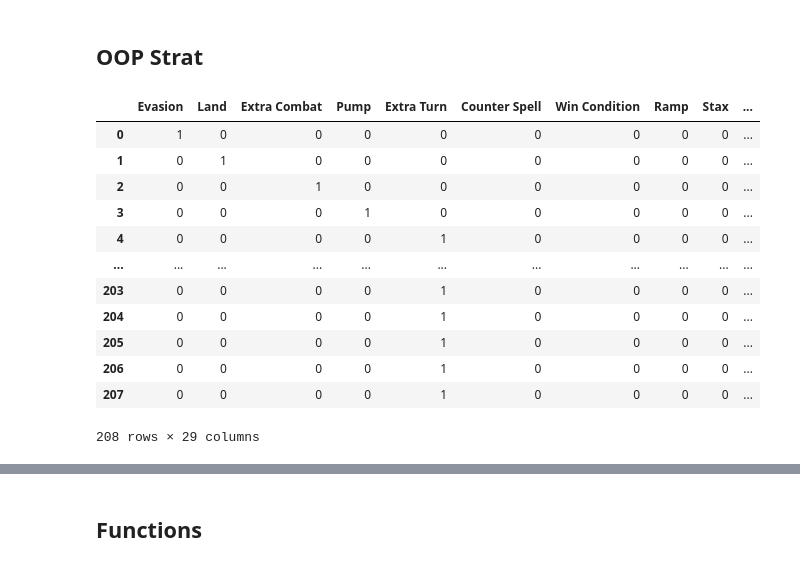
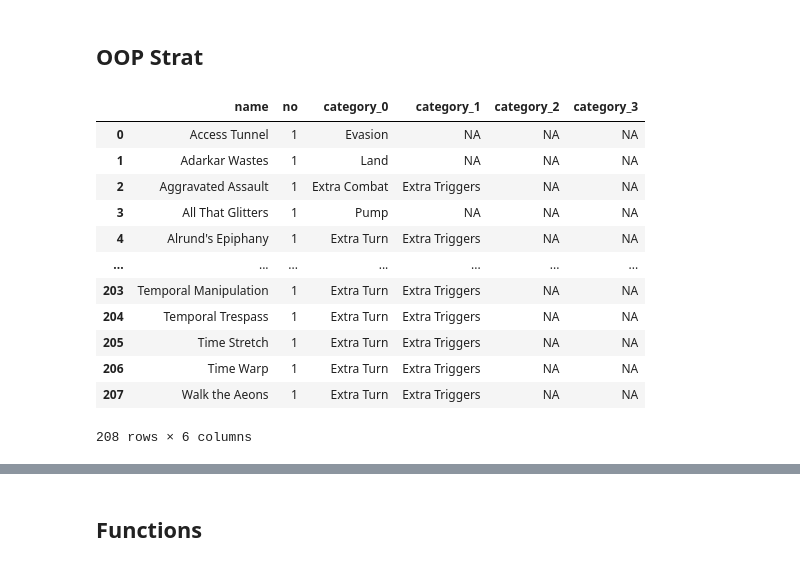
Before and after one commit to agrero/maptoken_mtg, a Jupyter notebook: sampler.ipynb, the cells around one changed output, grey strips where cells are left out. Saved outputs shown, nothing was run; the diff lists cells and outputs as text; code cells hidden in the pictures.

```diff
--- a/sampler.ipynb
+++ b/sampler.ipynb
@@ -60,7 +60,7 @@ def get_unique_categories(card_data:pd.DataFrame) -> list[str]:
 
 # INTENDED FUNCTIONALITY
 
-def map_vector_to_string(card_data:pd.DataFrame, categories:list[str]) -> pd.DataFrame:
+def map_vector_from_string(card_data:pd.DataFrame, categories:list[str]) -> pd.DataFrame:
     """returns vector representations of card categories
 
     returns pd.DataFrame where
@@ -128,7 +128,7 @@ def expand_categories(card_data:pd.DataFrame) -> pd.DataFrame:
     unique_categories = get_unique_categories(card_data)
     # print(unique_categories)
     categories = join_vector_list_columns(
-        map_vector_to_string(card_data, unique_categories),
+        map_vector_from_string(card_data, unique_categories),
         unique_categories
     )
     # print(categories)
@@ -358,2 +269,12 @@ class DecklistReader:
+# %%
+class DecklistReader(_DecklistReader):
+    def __init__(self, decklist_path:str):
+        super().__init__(decklist_path)
+
+    def __call__(self) -> pd.DataFrame:
+
+        read = self._read()
+
+        return read
 # %% [markdown]
 ## List and Category Wrappers
@@ -380,12 +427,16 @@ class DecklistCategories(Decklist):
+# %%
+ddv2 = DeckDataV2()
+
+decklist_path = os.path.join('data', 'narser.txt')
+
+# ddv2.init_from_txt(decklist_path)
+
+# print(ddv2.categories.string_frame)
 # %%
-
-# this should initialize empty unless otherwise inputted
-
-# have a read from txt metho
-
 class _DeckData:
-    def __init__(self, decklist:pd.DataFrame=pd.DataFrame(),
-                 categories:pd.DataFrame=pd.DataFrame(),
+    def __init__(self,
+                 decklist : pd.DataFrame = pd.DataFrame(),
+                 categories : pd.DataFrame = pd.DataFrame(),
                  decklist_path:str=''):
 
         self.decklist : pd.DataFrame = decklist
@@ -445,7 +496,7 @@ class _DeckData:
 
             self.unique_categories = get_unique_categories(self.categories)
 
-            self.categories = map_vector_to_string(
+            self.categories = map_vector_from_string(
                 self.categories, self.unique_categories
             )
 
@@ -467,21 +518,24 @@ class DeckData(_DeckData):
     # i think the _DeckData should init empty
 # %% [markdown]
 ## OOP Strat
-# %%
-deckdata = DeckData(decklist_path=os.path.join('data','narser.txt'))
-
-deckdata.category_counts
-# %% [output]
-|  | Evasion | Land | Extra Combat | Pump | Extra Turn | Counter Spell | Win Condition | Ramp | Stax | ... |
-| 0 | 1 | 0 | 0 | 0 | 0 | 0 | 0 | 0 | 0 | ... |
-| 1 | 0 | 1 | 0 | 0 | 0 | 0 | 0 | 0 | 0 | ... |
-| 2 | 0 | 0 | 1 | 0 | 0 | 0 | 0 | 0 | 0 | ... |
-| 3 | 0 | 0 | 0 | 1 | 0 | 0 | 0 | 0 | 0 | ... |
-| 4 | 0 | 0 | 0 | 0 | 1 | 0 | 0 | 0 | 0 | ... |
-| ... | ... | ... | ... | ... | ... | ... | ... | ... | ... | ... |
-| 203 | 0 | 0 | 0 | 0 | 1 | 0 | 0 | 0 | 0 | ... |
-| 204 | 0 | 0 | 0 | 0 | 1 | 0 | 0 | 0 | 0 | ... |
-| 205 | 0 | 0 | 0 | 0 | 1 | 0 | 0 | 0 | 0 | ... |
-| 206 | 0 | 0 | 0 | 0 | 1 | 0 | 0 | 0 | 0 | ... |
-| 207 | 0 | 0 | 0 | 0 | 1 | 0 | 0 | 0 | 0 | ... |
-208 rows × 29 columns
+# %%
+deckdata = DeckData(decklist_path=os.path.join('data','narser.txt'))
+
+
+# categories should have the summed versions in addition to pure string
+# make it callable and have 'string' or 'integer' options to return the specific view
+deckdata.decklist
+# %% [output]
+|  | name | no | category_0 | category_1 | category_2 | category_3 |
+| 0 | Access Tunnel | 1 | Evasion | NA | NA | NA |
+| 1 | Adarkar Wastes | 1 | Land | NA | NA | NA |
+| 2 | Aggravated Assault | 1 | Extra Combat | Extra Triggers | NA | NA |
+| 3 | All That Glitters | 1 | Pump | NA | NA | NA |
+| 4 | Alrund's Epiphany | 1 | Extra Turn | Extra Triggers | NA | NA |
+| ... | ... | ... | ... | ... | ... | ... |
+| 203 | Temporal Manipulation | 1 | Extra Turn | Extra Triggers | NA | NA |
+| 204 | Temporal Trespass | 1 | Extra Turn | Extra Triggers | NA | NA |
+| 205 | Time Stretch | 1 | Extra Turn | Extra Triggers | NA | NA |
+| 206 | Time Warp | 1 | Extra Turn | Extra Triggers | NA | NA |
+| 207 | Walk the Aeons | 1 | Extra Turn | Extra Triggers | NA | NA |
+208 rows × 6 columns
```
Also changed, not shown: parts of 10 cells of this notebook.
